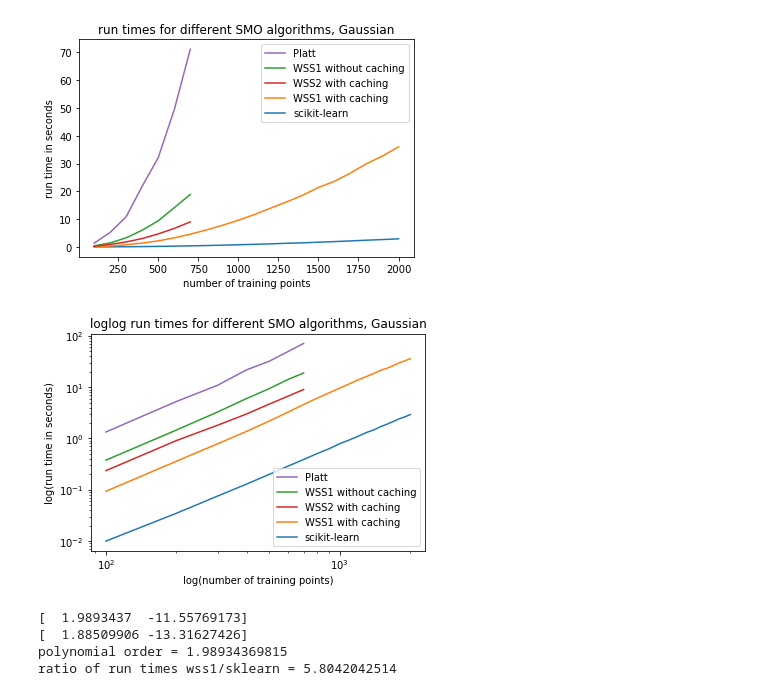
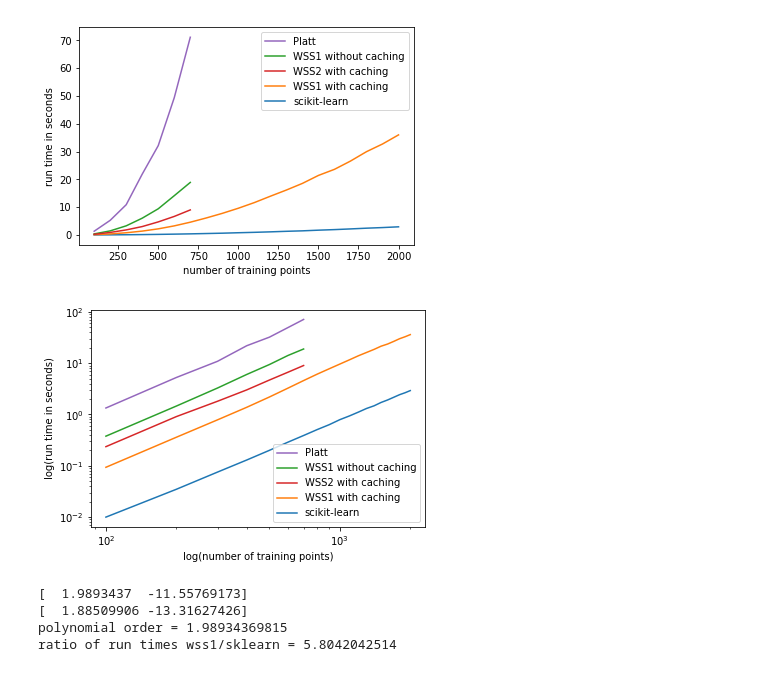
Before and after one commit to LisaBM/ml_project, a Jupyter notebook: Plotting_Benchmark_Results.ipynb, the cells around one changed output. Cells and saved outputs as stored; diff of their text form; code cells hidden in the pictures.

```diff
--- a/Plotting_Benchmark_Results.ipynb
+++ b/Plotting_Benchmark_Results.ipynb
@@ -13,23 +13,23 @@ plot_array_ssp2 = np.load('plot_array_ssp2.npy')
 # %%
 plt.xlabel('number of training points')
 plt.ylabel('run time in seconds')
-plt.title('run times for different SMO algorithms, Gaussian')
+#plt.title('run times for different SMO algorithms, Gaussian')
 sklearn, = plt.plot(xvec2,np.concatenate((plot_array_gauss[0],plot_array_gauss2[0])),label='scikit-learn')
 wss1, = plt.plot(xvec2,np.concatenate((plot_array_gauss[1],plot_array_gauss2[1])),label='WSS1 with caching')
 wss1noK, = plt.plot(xvec,plot_array_gauss[2],label='WSS1 without caching')
 wss2, = plt.plot(xvec,plot_array_gauss[3],label='WSS2 with caching')
 platt, = plt.plot(xvec,plot_array_gauss[4],label='Platt')
 plt.legend(handles=[platt,wss1noK,wss2,wss1,sklearn])
 
-plt.savefig('benchplot_gauss.pgf')
+plt.savefig('benchplot_gauss.pdf')
 #plt.ylabel('some numbers')
 plt.show()
 # %% [output]
-[figure, old version]
+[figure, new version]
 # %%
 plt.xlabel('log(number of training points)')
 plt.ylabel('log(run time in seconds)')
-plt.title('loglog run times for different SMO algorithms, Gaussian')
+#plt.title('loglog run times for different SMO algorithms, Gaussian')
 
 sklearn, = plt.loglog(xvec2,np.concatenate((plot_array_gauss[0],plot_array_gauss2[0])),label='scikit-learn')
 wss1, = plt.loglog(xvec2,np.concatenate((plot_array_gauss[1],plot_array_gauss2[1])),label='WSS1 with caching')
@@ -38,11 +38,11 @@ wss2, = plt.loglog(xvec,plot_array_gauss[3],label='WSS2 with caching')
 platt, = plt.loglog(xvec,plot_array_gauss[4],label='Platt')
 plt.legend(handles=[platt,wss1noK,wss2,wss1,sklearn])
 
-plt.savefig('benchplot_gauss_loglog.pgf')
+plt.savefig('benchplot_gauss_loglog.pdf')
 #plt.ylabel('some numbers')
 plt.show()
 # %% [output]
-[figure, old version]
+[figure, new version]
 # %%
 fit_sklearn = np.polyfit(np.log(xvec),np.log(plot_array_gauss[0]),1)
 fit_wss1 = np.polyfit(np.log(xvec),np.log(plot_array_gauss[1]),1)
```
Also changed, not shown: parts of 3 cells of this notebook, 18 other files.
